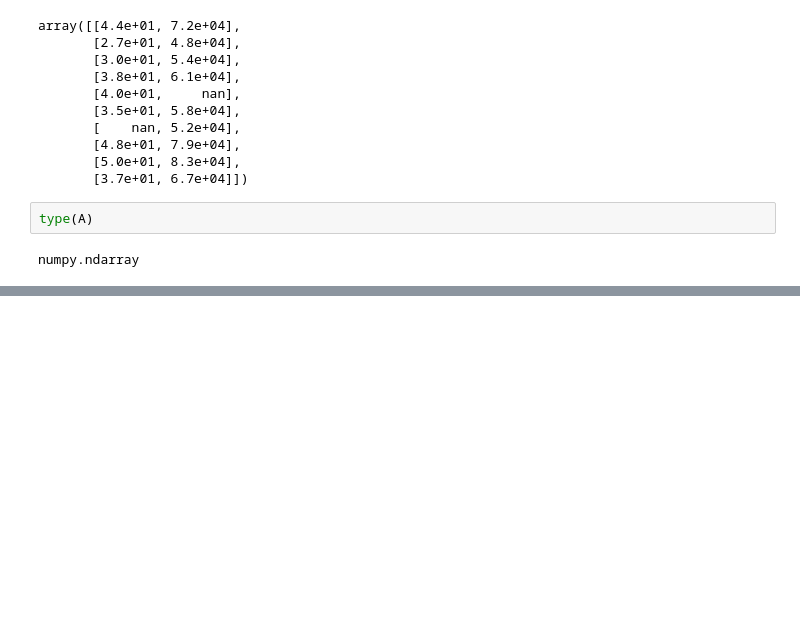
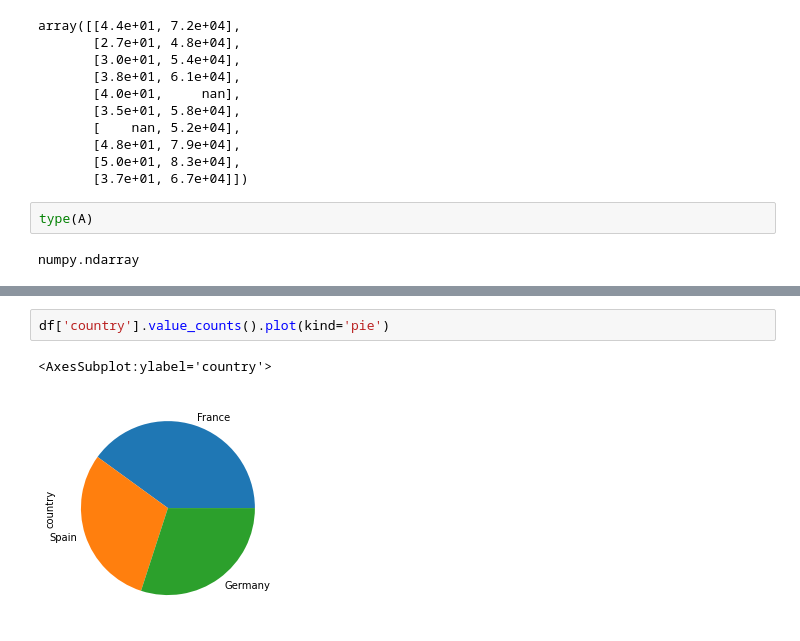
Before and after one commit to git-chinmay/ml-prerequisite-basic-courses, a Jupyter notebook: Pandas/pandas-basics.ipynb, the cells around one changed output, grey strips where cells are left out. Saved outputs shown, nothing was run; the diff lists cells and outputs as text; blank space fills up the shorter version.

```diff
--- a/Pandas/pandas-basics.ipynb
+++ b/Pandas/pandas-basics.ipynb
@@ -177,0 +223,5 @@ numpy.ndarray
+# %%
+df['country'].value_counts().plot(kind='pie')
+# %% [output]
+<AxesSubplot:ylabel='country'>
+[figure, added]
```
Also changed, not shown: parts of 20 cells of this notebook, 1 other file.
